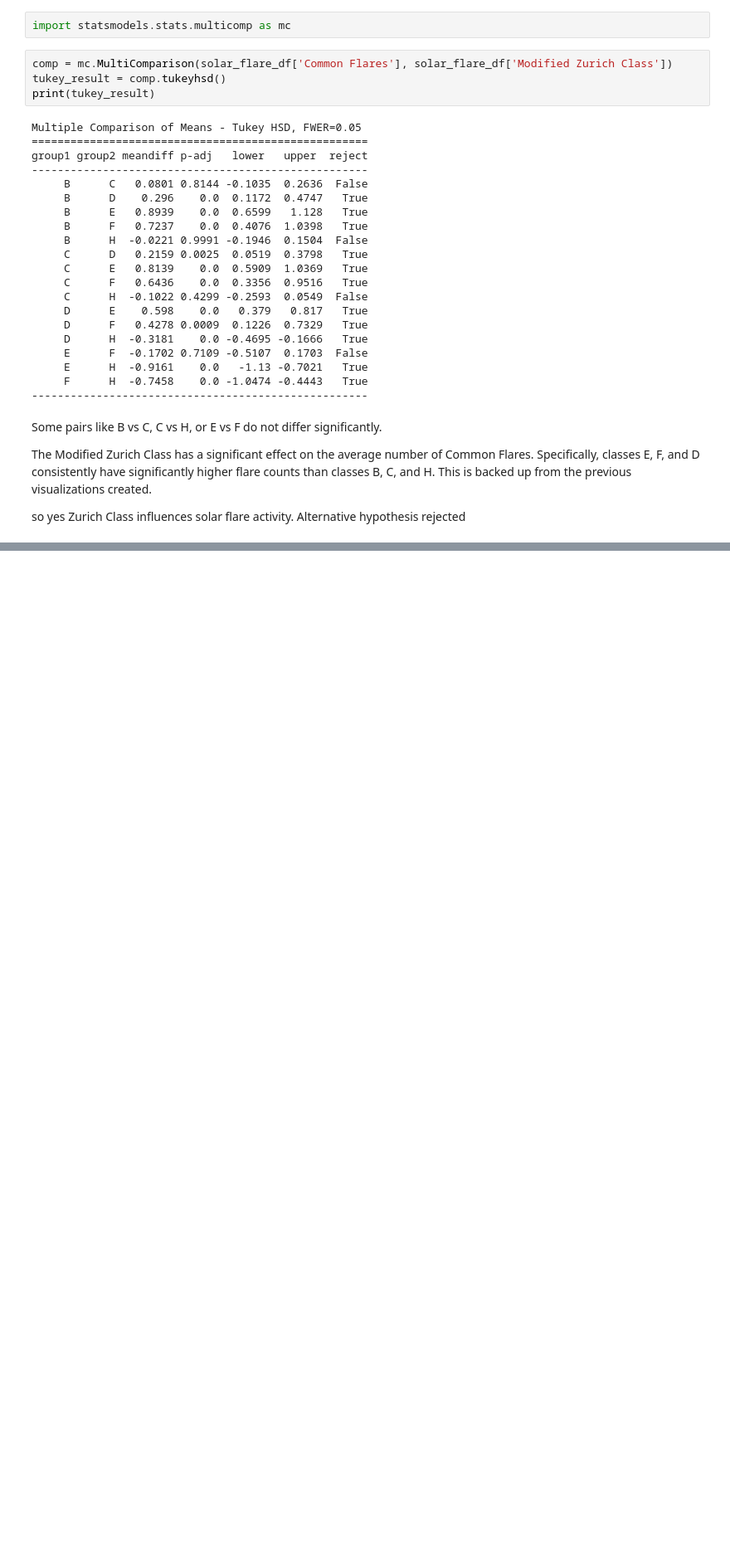
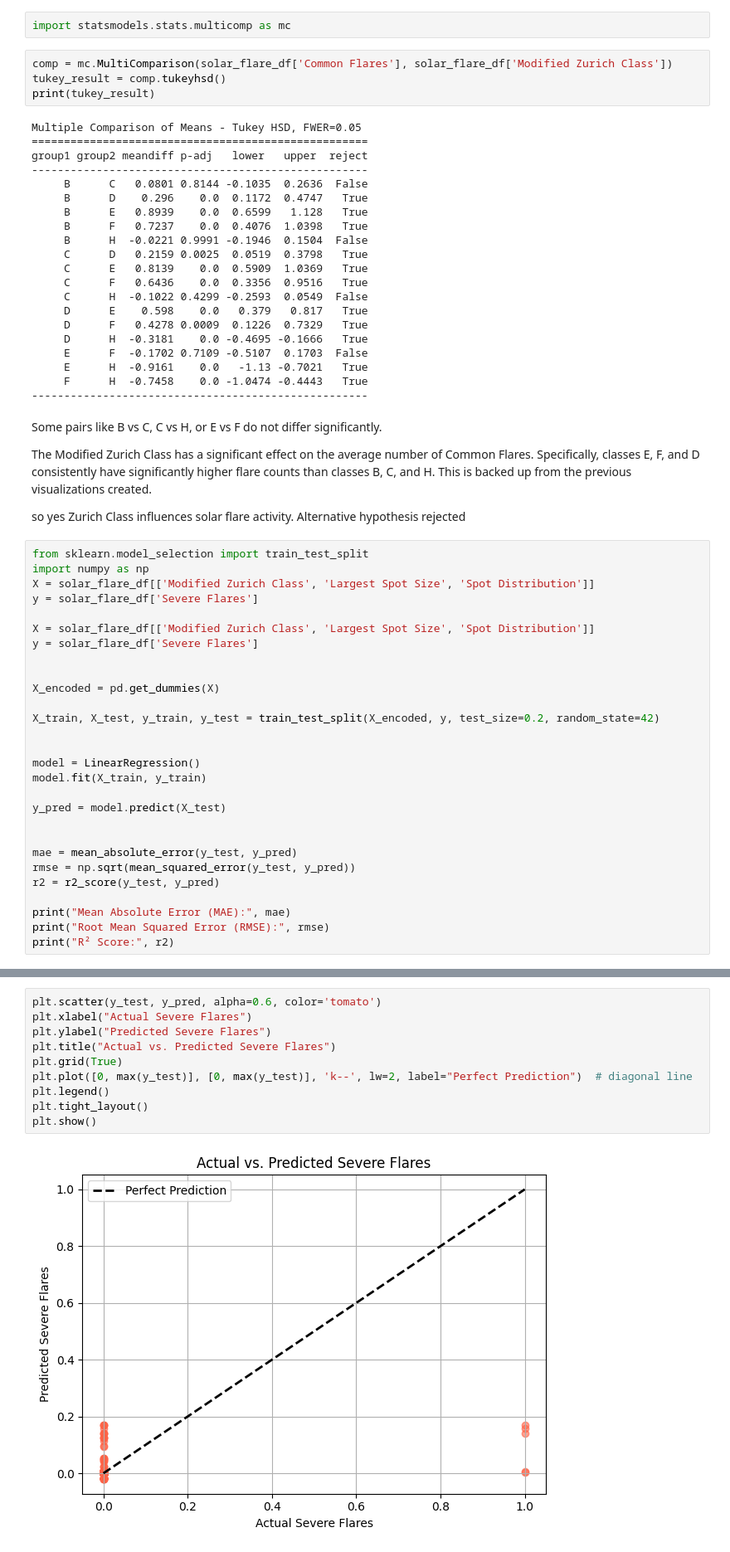
Before and after one commit to ilikecookies112345/DSRP-Project-Mentor-Assignment---Astronomy, a Jupyter notebook: DSRP_Project_&_Mentor_Assignment_Astronomy.ipynb, the cells around one changed output, grey strips where cells are left out. Shown: that part at 83% size. Cells and saved outputs as stored; diff of their text form; blank space fills up the shorter version.

```diff
--- a/DSRP_Project_&_Mentor_Assignment_Astronomy.ipynb
+++ b/DSRP_Project_&_Mentor_Assignment_Astronomy.ipynb
@@ -451,3 +456,31 @@ Specifically, classes E, F, and D consistently have significantly higher flare c
 
 so yes Zurich Class influences solar flare activity.
 Alternative hypothesis rejected
+# %%
+from sklearn.model_selection import train_test_split
+import numpy as np
+X = solar_flare_df[['Modified Zurich Class', 'Largest Spot Size', 'Spot Distribution']]
+y = solar_flare_df['Severe Flares']
+
+X = solar_flare_df[['Modified Zurich Class', 'Largest Spot Size', 'Spot Distribution']]
+y = solar_flare_df['Severe Flares']
+
+
+X_encoded = pd.get_dummies(X)
+
+X_train, X_test, y_train, y_test = train_test_split(X_encoded, y, test_size=0.2, random_state=42)
+
+
+model = LinearRegression()
+model.fit(X_train, y_train)
+
+y_pred = model.predict(X_test)
+
+
+mae = mean_absolute_error(y_test, y_pred)
+rmse = np.sqrt(mean_squared_error(y_test, y_pred))
+r2 = r2_score(y_test, y_pred)
+
+print("Mean Absolute Error (MAE):", mae)
+print("Root Mean Squared Error (RMSE):", rmse)
+print("R² Score:", r2)
@@ -453,0 +491,12 @@ Alternative hypothesis rejected
+# %%
+plt.scatter(y_test, y_pred, alpha=0.6, color='tomato')
+plt.xlabel("Actual Severe Flares")
+plt.ylabel("Predicted Severe Flares")
+plt.title("Actual vs. Predicted Severe Flares")
+plt.grid(True)
+plt.plot([0, max(y_test)], [0, max(y_test)], 'k--', lw=2, label="Perfect Prediction")  # diagonal line
+plt.legend()
+plt.tight_layout()
+plt.show()
+# %% [output]
+[figure, added]
```
Also changed, not shown: parts of 9 cells of this notebook.
